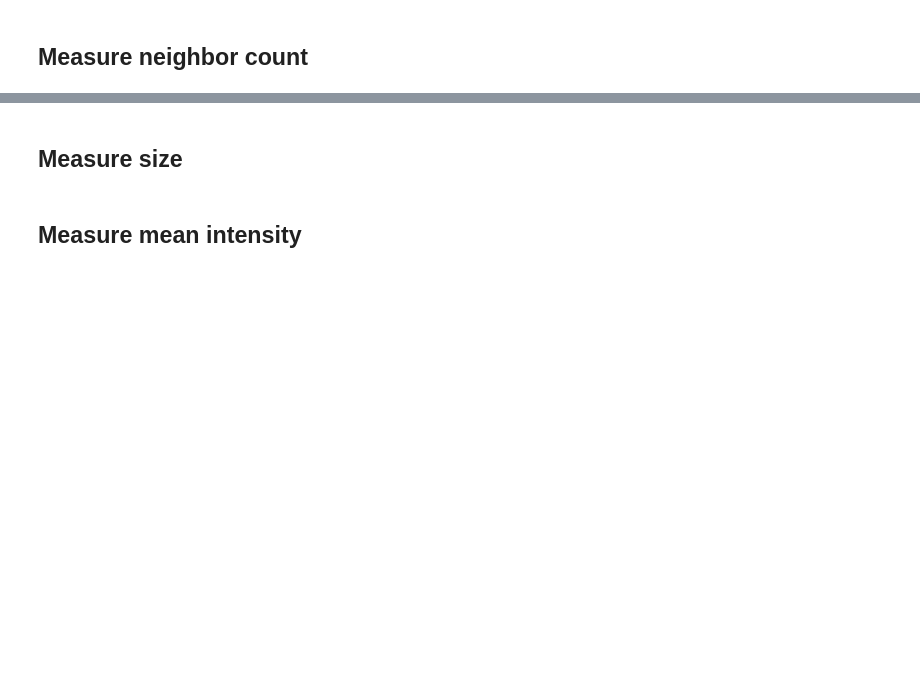
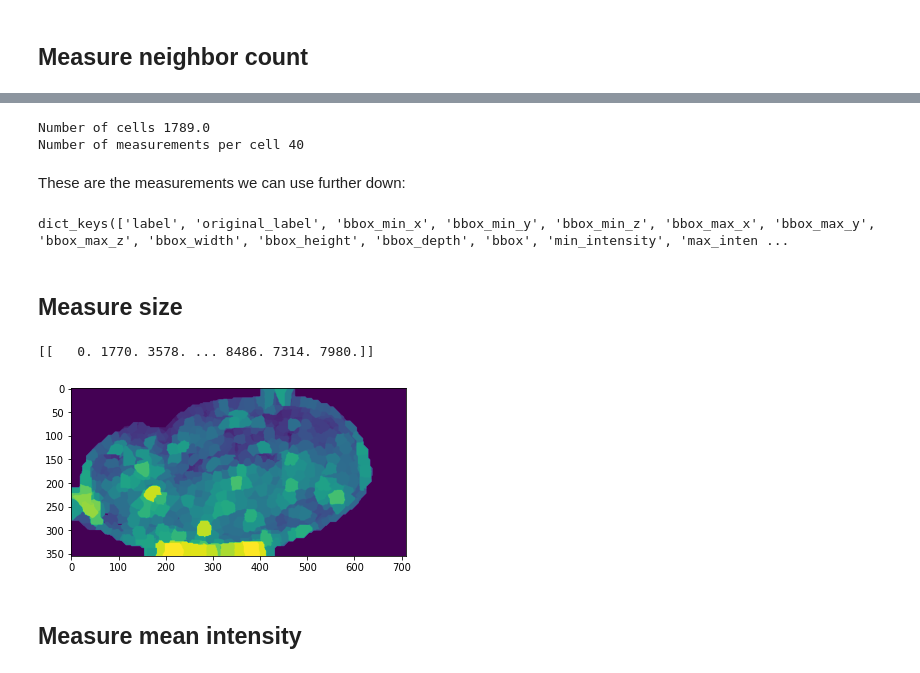
Before and after one commit to haesleinhuepf/beetlesafari, a Jupyter notebook: demo/clustering_.ipynb, the cells around one changed output, grey strips where cells are left out. Cells and saved outputs as stored; diff of their text form; code cells hidden in the pictures; blank space fills up the shorter version.

```diff
--- a/demo/clustering_.ipynb
+++ b/demo/clustering_.ipynb
@@ -145,2 +187,15 @@ show(tnc_map, title="local median neighbor count", use_napari=True)
+# %%
+print("Number of cells", cle.maximum_of_all_pixels(cells))
+regionprops = cle.statistics_of_background_and_labelled_pixels(input_image, cells)
+print("Number of measurements per cell", len(regionprops))
+# %% [output]
+Number of cells 1789.0
+Number of measurements per cell 40
+# %% [markdown]
+These are the measurements we can use further down:
+# %%
+print(regionprops.keys())
+# %% [output]
+dict_keys(['label', 'original_label', 'bbox_min_x', 'bbox_min_y', 'bbox_min_z', 'bbox_max_x', 'bbox_max_y', 'bbox_max_z', 'bbox_width', 'bbox_height', 'bbox_depth', 'bbox', 'min_intensity', 'max_inten ...
 # %% [markdown]
 ## Measure size
@@ -151,12 +202,15 @@ print(len(regionprops))
 # %%
-size = cle.push_zyx(np.asarray([[r.area for r in regionprops]]))
+size = cle.push(np.asarray([regionprops['area']]))
 
 # ignore background
 cle.set_column(size, 0, 0)
 
 print(size)
 size_map = cle.replace_intensities(cells, size)
 show(size_map, title="size", use_napari=True)
+# %% [output]
+[[   0. 1770. 3578. ... 8486. 7314. 7980.]]
+[figure, added]
 # %% [markdown]
 ## Measure mean intensity
 # %%
```
Also changed, not shown: parts of 29 cells of this notebook.
